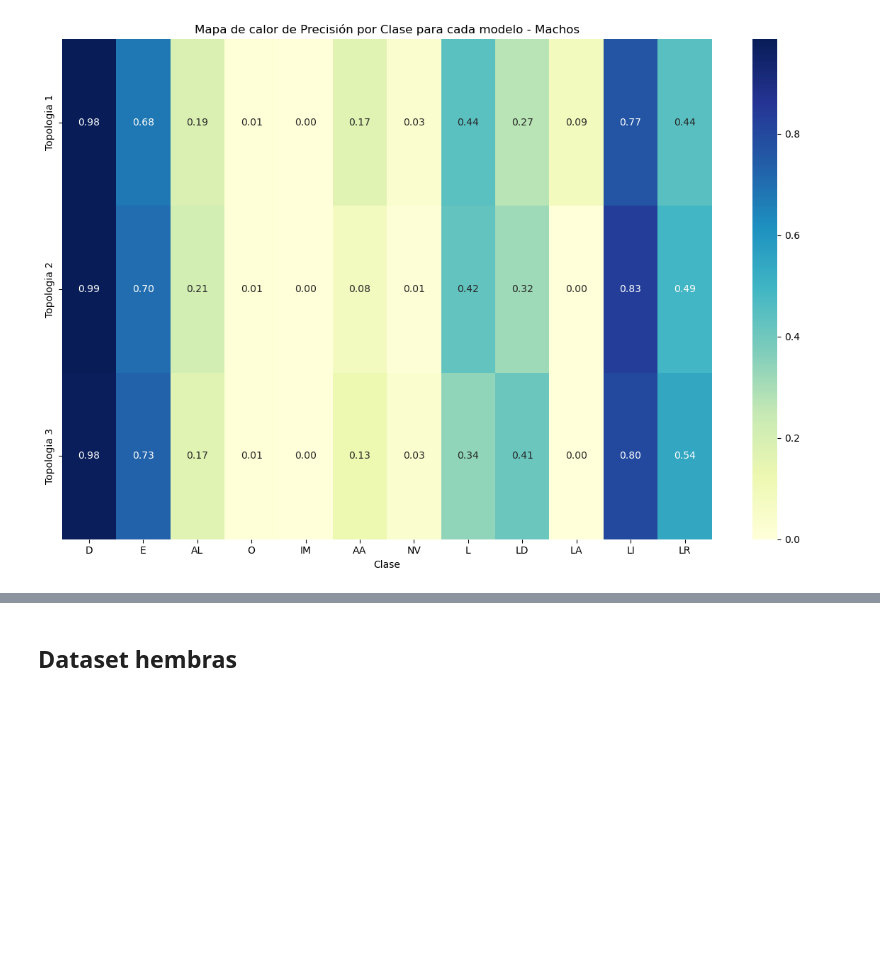
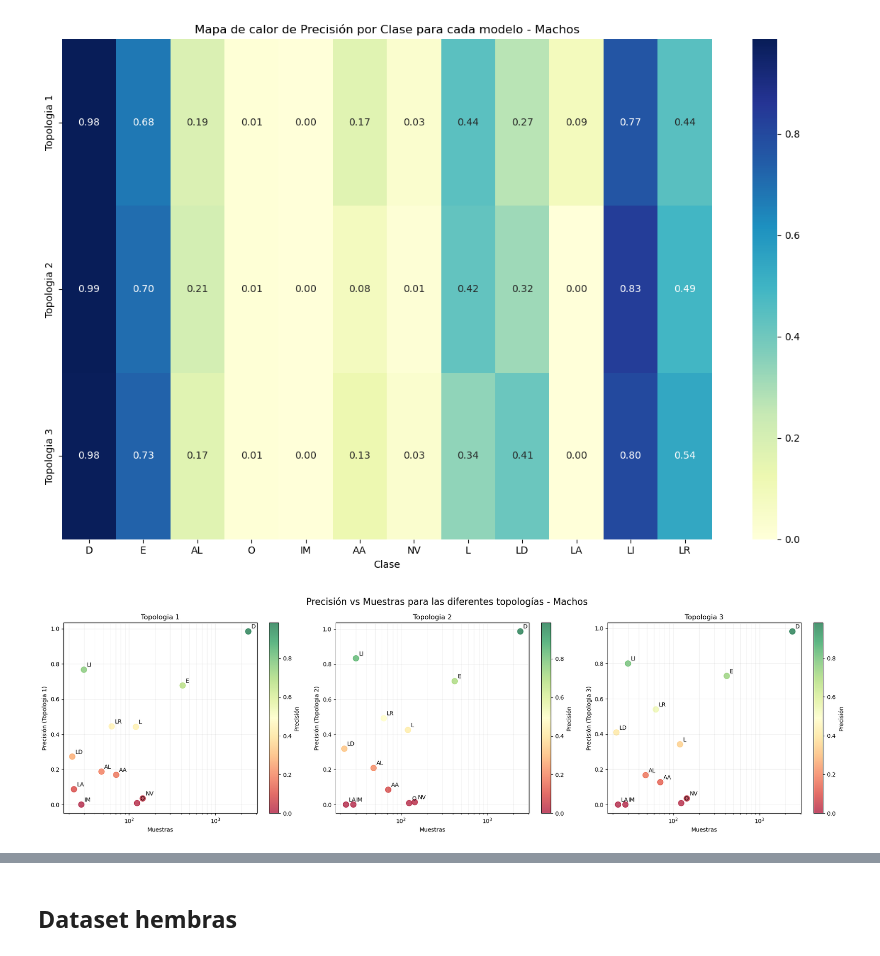
Before and after one commit to jbaez-utn/rnr-meleros, a Jupyter notebook: notebooks/3-rn_evaluacion.ipynb, the cells around one changed output, grey strips where cells are left out. Cells and saved outputs as stored; diff of their text form; code cells hidden in the pictures; blank space fills up the shorter version.

```diff
--- a/notebooks/3-rn_evaluacion.ipynb
+++ b/notebooks/3-rn_evaluacion.ipynb
@@ -533,3 +415,39 @@ plt.show()
 # %% [output]
 [figure]
 [figure]
+# %%
+resultados_acc_macho['Sample Count'] = resultados_macho['Comportamiento'].value_counts()[class_labels].values
+
+# Create a figure with subplots
+fig, axes = plt.subplots(1, 3, figsize=(20, 6))
+fig.suptitle('Precisión vs Muestras para las diferentes topologías - Machos', fontsize=16)
+
+# Define a color map
+cmap = plt.cm.RdYlGn  # Red-Yellow-Green colormap
+
+for i, topology in enumerate(['Topologia 1', 'Topologia 2', 'Topologia 3']):
+    ax = axes[i]
+    scatter = ax.scatter(resultados_acc_macho['Sample Count'], resultados_acc_macho[topology],
+                        c=resultados_acc_macho[topology], cmap=cmap,
+                        s=100, alpha=0.7)
+
+    # Add labels for each point
+    for j, txt in enumerate(resultados_acc_macho['Clase']):
+        ax.annotate(txt, (resultados_acc_macho['Sample Count'].iloc[j], resultados_acc_macho[topology].iloc[j]),
+                    xytext=(5, 5), textcoords='offset points')
+
+    ax.set_xlabel('Muestras')
+    ax.set_ylabel(f'Precisión ({topology})')
+    ax.set_title(f'{topology}')
+    ax.set_xscale('log')  # Use log scale for x-axis due to large range
+
+    # Add colorbar
+    plt.colorbar(scatter, ax=ax, label='Precisión')
+
+    # Improve readability
+    ax.grid(True, which="both", ls="-", alpha=0.2)
+
+plt.tight_layout()
+plt.show()
+# %% [output]
+[figure, added]
```
Also changed, not shown: parts of 10 cells of this notebook.
